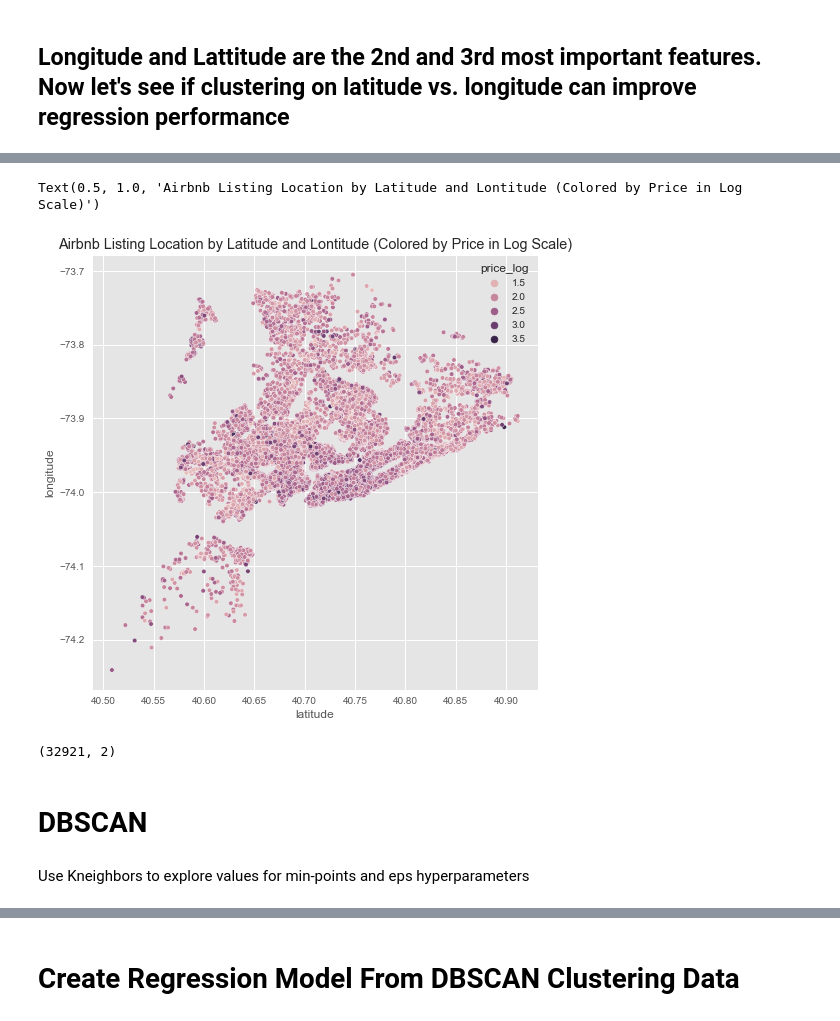
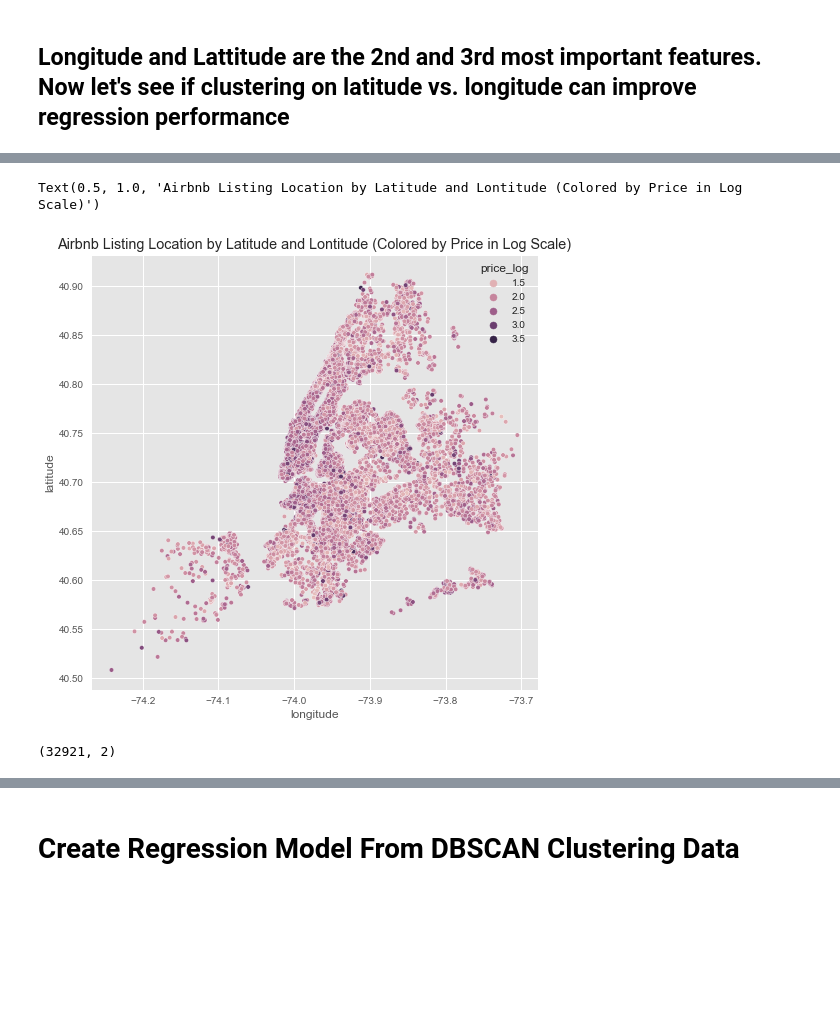
Before and after one commit to rickfontenot/airbnb, a Jupyter notebook: Lab3/Working/lab3_Puri2.ipynb, the cells around one changed output, grey strips where cells are left out. Cells and saved outputs as stored; diff of their text form; code cells hidden in the pictures; blank space fills up the shorter version.

```diff
--- a/Lab3/Working/lab3_Puri2.ipynb
+++ b/Lab3/Working/lab3_Puri2.ipynb
@@ -685,11 +685,11 @@ listings_modeling.head()
 | 30590 | 46428638 | 40.70518 | -74.00587 | 4 | 163.0 | 23 | 1.0 | 0 | ... |
 # %%
 plt.figure(figsize=(8,8))
-sns.scatterplot(data=listings_cleaned, x='latitude', y='longitude', hue='price_log', s=20)
+sns.scatterplot(data=listings_cleaned, x='longitude', y='latitude', hue='price_log', s=20)
 plt.title('Airbnb Listing Location by Latitude and Lontitude (Colored by Price in Log Scale)')
 # %% [output]
 Text(0.5, 1.0, 'Airbnb Listing Location by Latitude and Lontitude (Colored by Price in Log Scale)')
-[figure, old version]
+[figure, new version]
 # %%
 Lat = listings_modeling.latitude
 Long = listings_modeling.longitude
@@ -699,5 +699,3 @@ LatLong = np.column_stack((Lat, Long))
 LatLong.shape
 # %% [output]
 (32921, 2)
-# %% [markdown]
-# DBSCAN
@@ -711,2 +701,0 @@ LatLong_std = std.transform(LatLong)
-# %% [markdown]
-Use Kneighbors to explore values for min-points and eps hyperparameters
```
Also changed, not shown: parts of 43 cells of this notebook, 1 other file.
